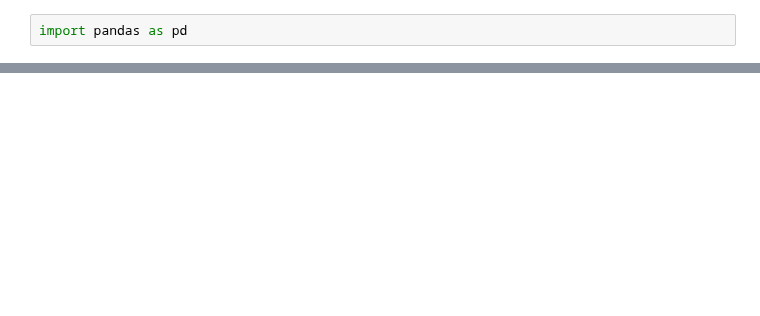
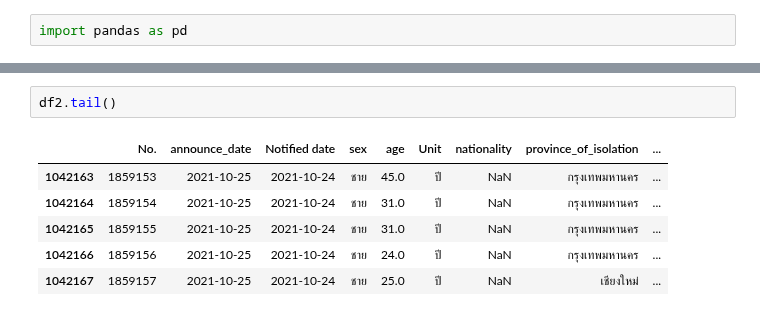
Before and after one commit to Toeysamm/2-64-NIDA-DADS5001, a Jupyter notebook: Covid19_midterm.ipynb, the cells around one changed output, grey strips where cells are left out. Saved outputs shown, nothing was run; the diff lists cells and outputs as text; blank space fills up the shorter version.

```diff
--- a/Covid19_midterm.ipynb
+++ b/Covid19_midterm.ipynb
@@ -22,0 +53,9 @@ pd.read_csv(url).head()
+# %%
+df2.tail()
+# %% [output]
+|  | No. | announce_date | Notified date | sex | age | Unit | nationality | province_of_isolation | ... |
+| 1042163 | 1859153 | 2021-10-25 | 2021-10-24 | ชาย | 45.0 | ปี | NaN | กรุงเทพมหานคร | ... |
+| 1042164 | 1859154 | 2021-10-25 | 2021-10-24 | ชาย | 31.0 | ปี | NaN | กรุงเทพมหานคร | ... |
+| 1042165 | 1859155 | 2021-10-25 | 2021-10-24 | ชาย | 31.0 | ปี | NaN | กรุงเทพมหานคร | ... |
+| 1042166 | 1859156 | 2021-10-25 | 2021-10-24 | ชาย | 24.0 | ปี | NaN | กรุงเทพมหานคร | ... |
+| 1042167 | 1859157 | 2021-10-25 | 2021-10-24 | ชาย | 25.0 | ปี | NaN | เชียงใหม่ | ... |
```
Also changed, not shown: parts of 20 cells of this notebook.
